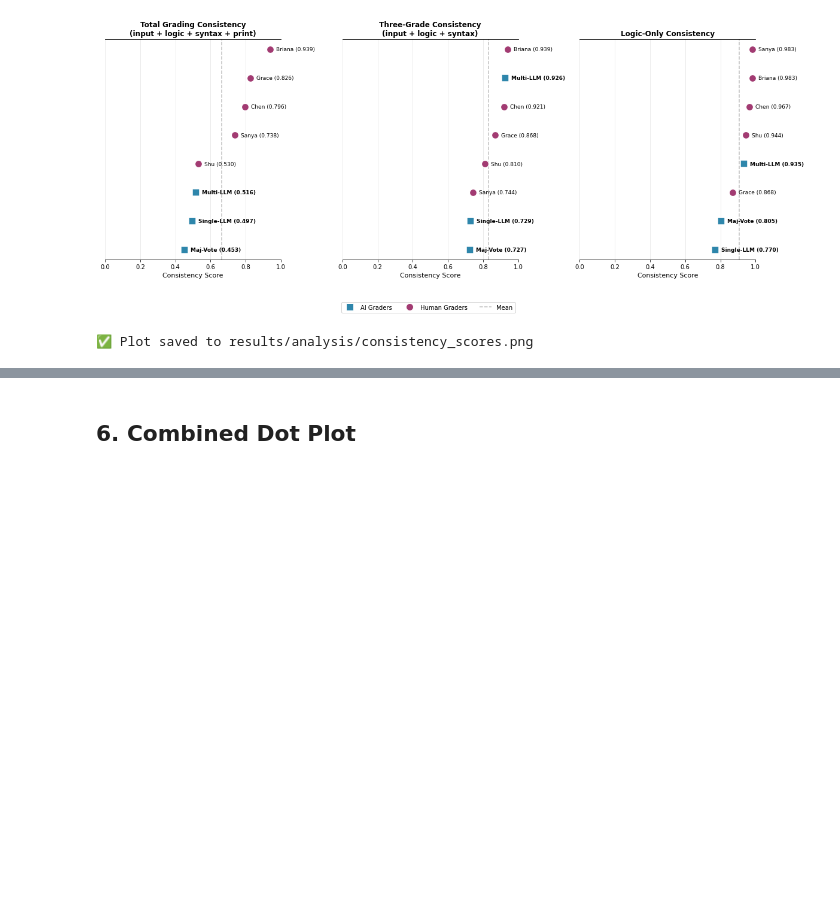
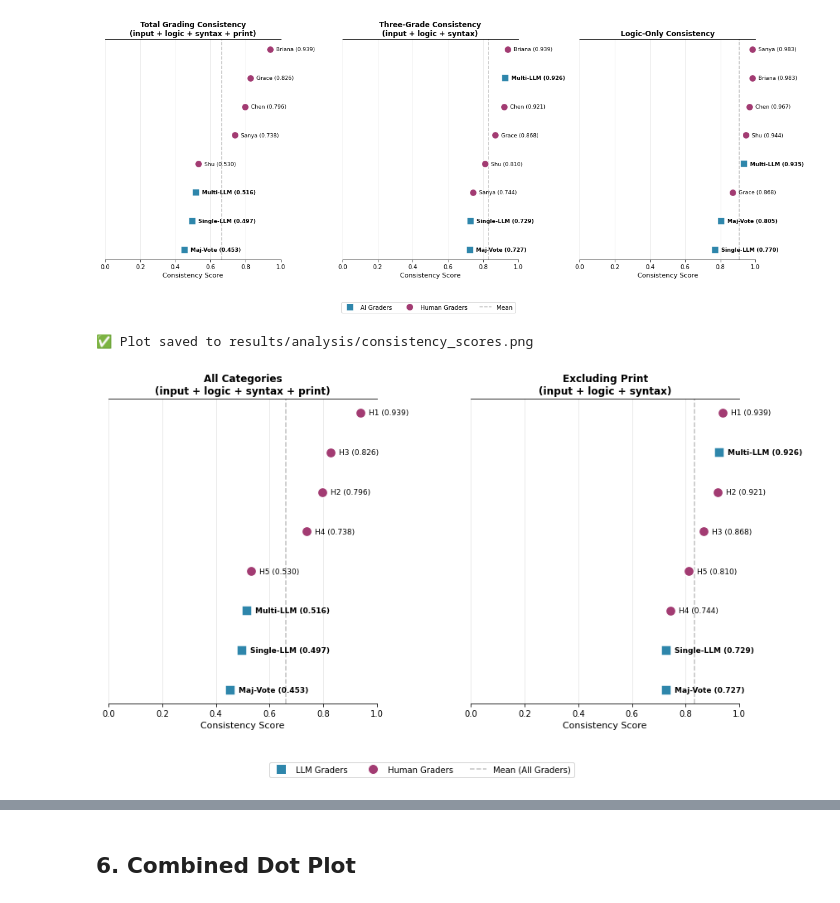
Before and after one commit to maobupa/multi-agent-autograder, a Jupyter notebook: cdg/consistency_analysis.ipynb, the cells around one changed output, grey strips where cells are left out. Cells and saved outputs as stored; diff of their text form; code cells hidden in the pictures; blank space fills up the shorter version.

```diff
--- a/consistency_analysis.ipynb
+++ b/cdg/consistency_analysis.ipynb
@@ -579,3 +579,94 @@ print("\n✅ Plot saved to results/analysis/consistency_scores.png")
 # %% [output]
 [figure]
 ✅ Plot saved to results/analysis/consistency_scores.png
+# %%
+# PUBLICATION-READY: Consistency Scores Dot Plot
+# Duplicate of original with: 1) Anonymized human names, 2) New subtitles, 3) Mean annotation
+
+# Create anonymized display names
+PUB_GRADER_NAMES = {
+    'initial': 'Single-LLM',
+    'final': 'Multi-LLM',
+    'base': 'Maj-Vote',
+    'briana': 'H1',
+    'chen': 'H2',
+    'grace': 'H3',
+    'sanya': 'H4',
+    'shu': 'H5',
+}
+
+# Create a copy with publication names (excluding dummy baseline)
+pub_results_df = results_df[results_df['grader'] != 'dummy'].copy()
+pub_results_df['pub_name'] = pub_results_df['grader'].map(PUB_GRADER_NAMES)
+
+# Set up the figure with two subplots
+fig, axes = plt.subplots(1, 2, figsize=(14, 7))
+
+# Colors - same as original
+ai_color = '#2E86AB'      # Blue for AI
+human_color = '#A23B72'   # Purple for humans
+
+# Sort by consistency score for better visualization
+results_sorted_total = pub_results_df.sort_values('total_consistency', ascending=True)
+results_sorted_three = pub_results_df.sort_values('three_consistency', ascending=True)
+
+# --- Plot 1: All Categories ---
+ax1 = axes[0]
+for i, (_, row) in enumerate(results_sorted_total.iterrows()):
+    color = ai_color if row['is_ai'] else human_color
+    marker = 's' if row['is_ai'] else 'o'
+    ax1.scatter(row['total_consistency'], i, c=color, s=150, marker=marker,
+                edgecolors='white', linewidths=1.5, zorder=3)
+    ax1.annotate(f"{row['pub_name']} ({row['total_consistency']:.3f})",
+                 xy=(row['total_consistency'], i),
+                 xytext=(10, 0), textcoords='offset points',
+                 fontsize=9, va='center', fontweight='bold' if row['is_ai'] else 'normal',
+                 clip_on=False)
+
+ax1.set_yticks([])
+ax1.set_xlabel('Consistency Score', fontsize=11)
+ax1.set_title('All Categories\n(input + logic + syntax + print)', fontsize=12, fontweight='bold')
+ax1.set_xlim(0, 1)
+ax1.axvline(x=pub_results_df['total_consistency'].mean(), color='gray', linestyle='--', alpha=0.5)
+ax1.grid(axis='x', alpha=0.3)
+ax1.spines['right'].set_visible(False)
+ax1.spines['left'].set_visible(False)
+
+# --- Plot 2: Excluding Printing ---
+ax2 = axes[1]
+for i, (_, row) in enumerate(results_sorted_three.iterrows()):
+    color = ai_color if row['is_ai'] else human_color
+    marker = 's' if row['is_ai'] else 'o'
+    ax2.scatter(row['three_consistency'], i, c=color, s=150, marker=marker,
+                edgecolors='white', linewidths=1.5, zorder=3)
+    ax2.annotate(f"{row['pub_name']} ({row['three_consistency']:.3f})",
+                 xy=(row['three_consistency'], i),
+                 xytext=(10, 0), textcoords='offset points',
+                 fontsize=9, va='center', fontweight='bold' if row['is_ai'] else 'normal',
+                 clip_on=False)
+
+ax2.set_yticks([])
+ax2.set_xlabel('Consistency Score', fontsize=11)
+ax2.set_title('Excluding Print\n(input + logic + syntax)', fontsize=12, fontweight='bold')
+ax2.set_xlim(0, 1)
+ax2.axvline(x=pub_results_df['three_consistency'].mean(), color='gray', linestyle='--', alpha=0.5)
+ax2.grid(axis='x', alpha=0.3)
+ax2.spines['right'].set_visible(False)
+ax2.spines['left'].set_visible(False)
+
+# Add legend with mean annotation
+legend_elements = [
+    Line2D([0], [0], marker='s', color='w', markerfacecolor=ai_color, markersize=12, label='LLM Graders'),
+    Line2D([0], [0], marker='o', color='w', markerfacecolor=human_color, markersize=12, label='Human Graders'),
+    Line2D([0], [0], color='gray', linestyle='--', alpha=0.5, label='Mean (All Graders)')
+]
+fig.legend(handles=legend_elements, loc='upper center', ncol=3, bbox_to_anchor=(0.5, 0.02))
+
+# Adjust subplot spacing to leave room for annotations on the right
+plt.subplots_adjust(bottom=0.15, right=0.88, wspace=0.35)
+plt.savefig('results/analysis/consistency_scores_pub.png', dpi=300, bbox_inches='tight')
+plt.show()
+
+print("\n✅ Publication-ready plot saved to results/analysis/consistency_scores_pub.png")
+# %% [output]
+[figure, added]
```
Also changed, not shown: parts of 4 cells of this notebook, 28 other files.
